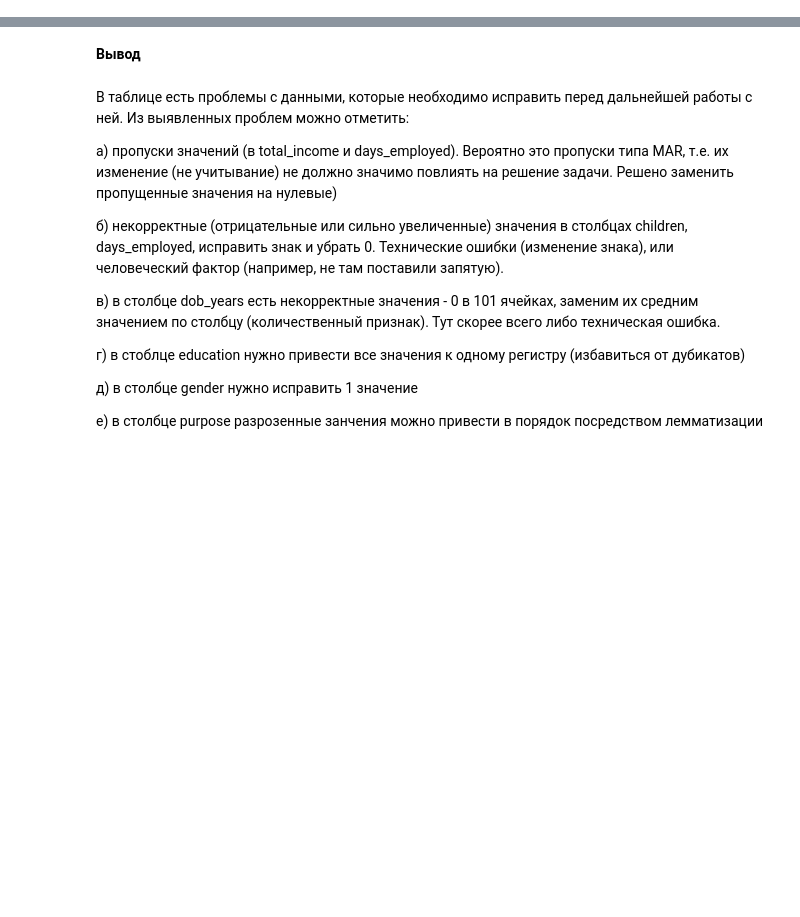
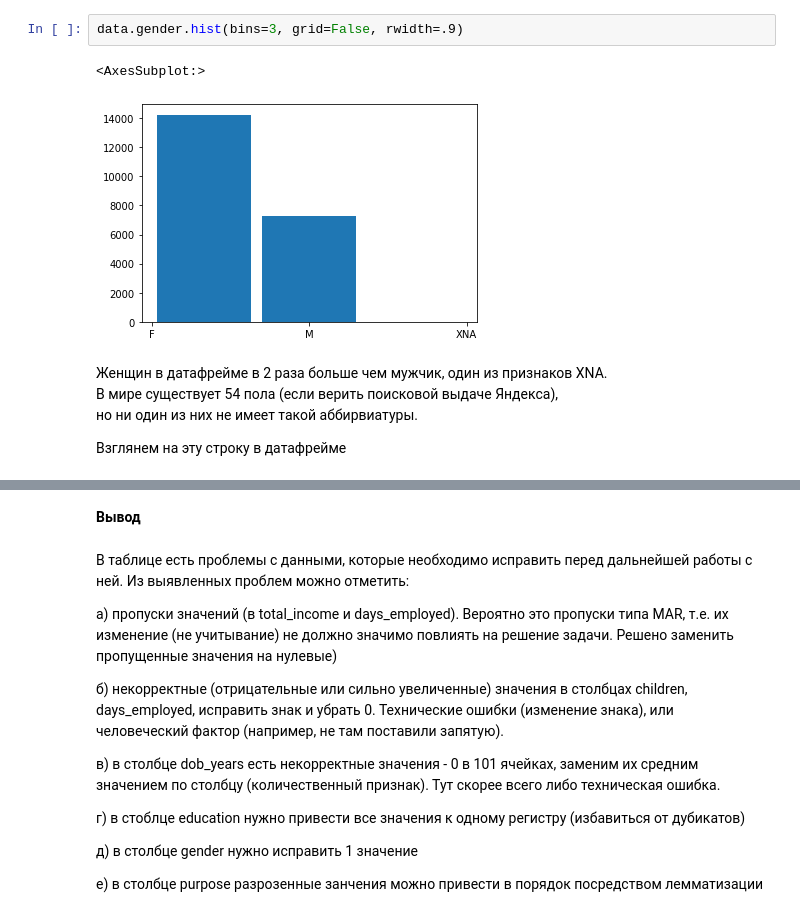
Before and after one commit to Drivdmal/Yandex.Practicum, a Jupyter notebook: reliability_of_borrowers/reliability_of_borrowers.ipynb, the cells around one changed output, grey strips where cells are left out. Drawn from its saved outputs; the diff is of its cells as text; blank space fills up the shorter version.

```diff
--- a/reliability_of_borrowers/reliability_of_borrowers.ipynb
+++ b/reliability_of_borrowers/reliability_of_borrowers.ipynb
@@ -298,0 +270,11 @@ array(['покупка жилья', 'приобретение автомобил
+# %%
+data.gender.hist(bins=3, grid=False, rwidth=.9)
+# %% [output]
+<AxesSubplot:>
+[figure, added]
+# %% [markdown]
+Женщин в датафрейме в 2 раза больше чем мужчик, один из признаков XNA.
+В мире существует 54 пола (если верить поисковой выдаче Яндекса),
+но ни один из них не имеет такой аббирвиатуры.
+
+Взглянем на эту строку в датафрейме
```
Also changed, not shown: parts of 113 cells of this notebook.
